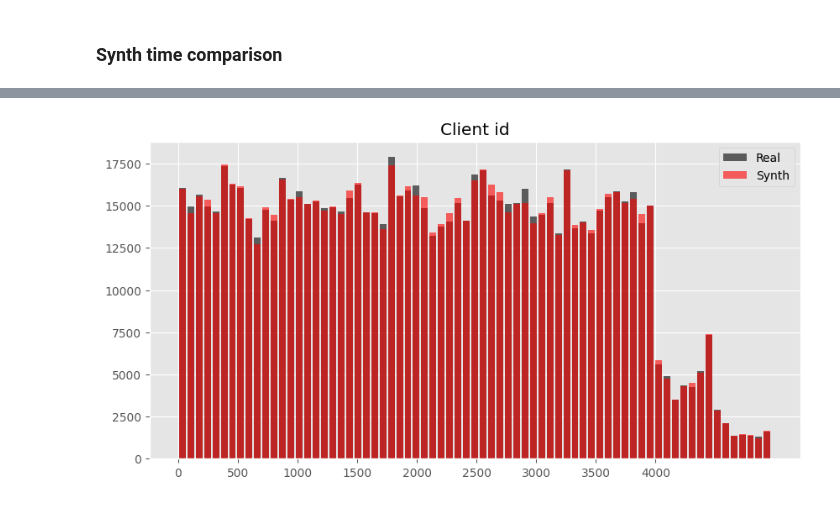
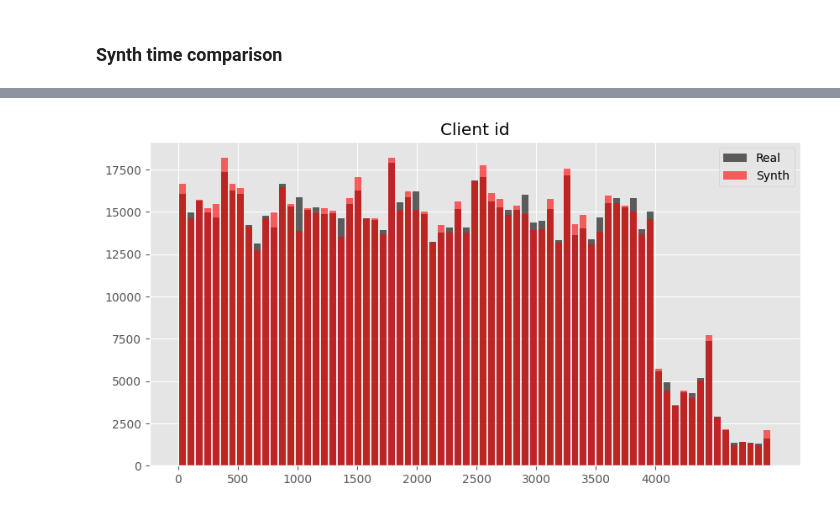
Before and after one commit to lucianolorenti/TRGAN, a Jupyter notebook: notebooks/TRGAN_chech.ipynb, the cells around one changed output, grey strips where cells are left out. Cells and saved outputs as stored; diff of their text form; code cells hidden in the pictures.

```diff
--- a/notebooks/TRGAN_chech.ipynb
+++ b/notebooks/TRGAN_chech.ipynb
@@ -82,4 +56,0 @@ data.shape
-# %%
-data['transaction_date'] = pd.to_datetime(data['transaction_date'])
-data = data.sort_values(by='transaction_date')
-data = data.reset_index(drop=True)
@@ -122,3 +56,0 @@ data.head()
-# %%
-le = LabelEncoder()
-data['mcc'] = le.fit_transform(data['mcc'])
@@ -220,0 +162,11 @@ Dim X_emb: (1056018, 37) || Dim V_c: (1056018, 14)
+# %%
+model.config= TRGANConfig(
+        num_epochs=30,
+        clip_gradient_d1=0.0005,
+        clip_gradient_d2=0.0005,
+        batch_size=2**9,
+        lr_discriminator=5e-4,
+        feature_extraction =  default_feature_extractor_config(20)
+)
+model.build_GAN()
+model.train_GAN(data_wrapped)
@@ -472,0 +197,2 @@ evaluate_categorical(data_array=[data['mcc'], synth_df['mcc']], index=['Real', '
+# %%
+rr = model.sample(data_wrapped, 1056018).rename(columns={'date': 'transaction_date'})
@@ -473,13 +213,30 @@ evaluate_categorical(data_array=[data['mcc'], synth_df['mcc']], index=['Real', '
 # %%
 fig, axs = plt.subplots(figsize=(10, 5), dpi=100)
 
-plt.hist(data['customer'], alpha=0.6, label='Real', bins=np.arange(0, 5000, 70), color='black', rwidth=0.8)
-plt.hist(synth_df['customer'], alpha=0.6, label='Synth', bins=np.arange(0, 5000, 70), color='red', rwidth=0.8)
+plt.hist(
+    data["customer"],
+    alpha=0.6,
+    label="Real",
+    bins=np.arange(0, 5000, 70),
+    color="black",
+    rwidth=0.8,
+)
+plt.hist(
+    rr["customer"],
+    alpha=0.6,
+    label="Synth",
+    bins=np.arange(0, 5000, 70),
+    color="red",
+    rwidth=0.8,
+)
 
 plt.legend()
-plt.xticks(np.arange(0, len(data['customer'].value_counts()), 500), np.arange(0, len(data['customer'].value_counts()), 500))
-plt.title('Client id')
+plt.xticks(
+    np.arange(0, len(data["customer"].value_counts()), 500),
+    np.arange(0, len(data["customer"].value_counts()), 500),
+)
+plt.title("Client id")
 
 plt.show()
 # %% [output]
-[figure, old version]
+[figure, new version]
```
Also changed, not shown: parts of 86 cells of this notebook, 6 other files.
